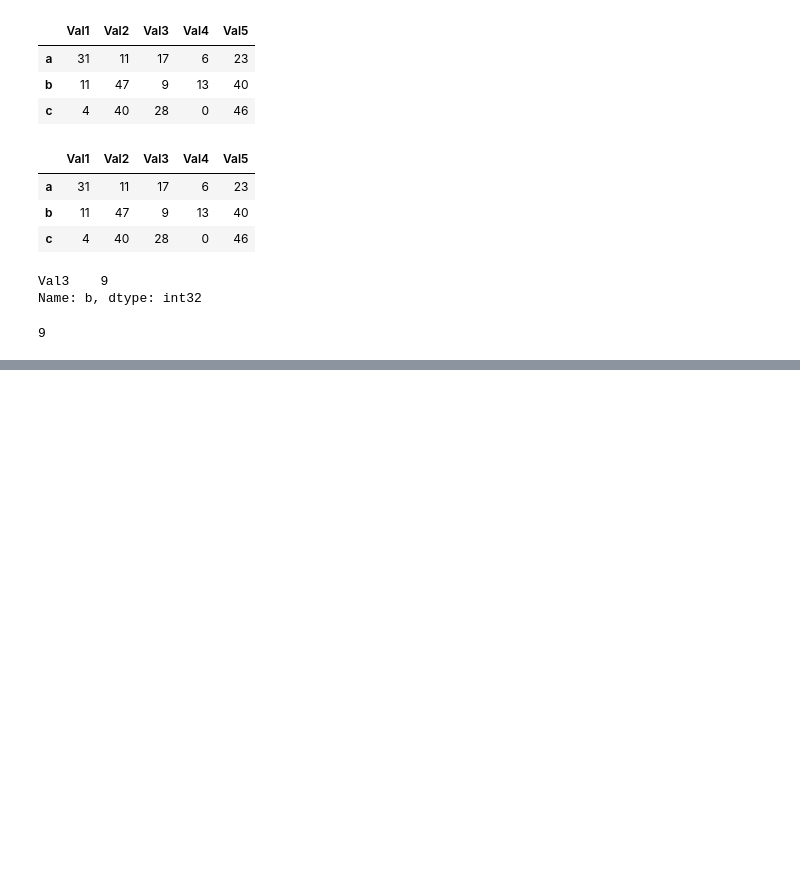
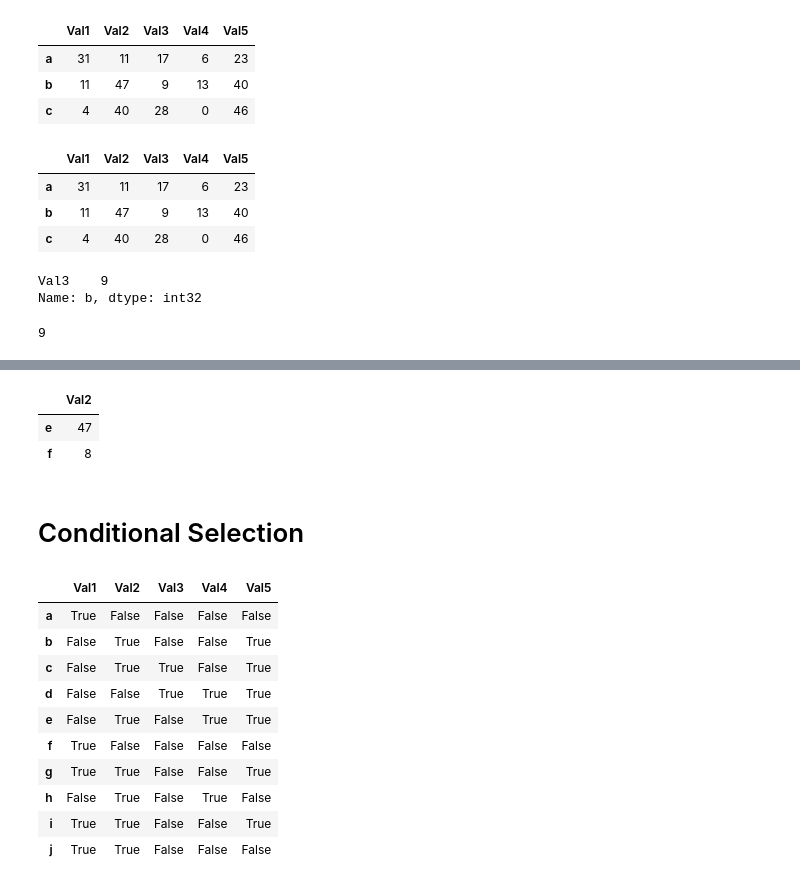
Before and after one commit to atibp1722/working-with-data, a Jupyter notebook: pandas-operations.ipynb, the cells around one changed output, grey strips where cells are left out. Drawn from its saved outputs; the diff is of its cells as text; code cells hidden in the pictures; blank space fills up the shorter version.

Commit message:
pandas dataframe condition element selection

```diff
--- a/pandas-operations.ipynb
+++ b/pandas-operations.ipynb
@@ -155,0 +216,22 @@ df.iloc[1,2]
+# %%
+df.iloc[1:7,1:4].loc['e':'f','Val2']
+# %% [output]
+|  | Val2 |
+| e | 47 |
+| f | 8 |
+# %% [markdown]
+# Conditional Selection
+# %%
+df>=25
+# %% [output]
+|  | Val1 | Val2 | Val3 | Val4 | Val5 |
+| a | True | False | False | False | False |
+| b | False | True | False | False | True |
+| c | False | True | True | False | True |
+| d | False | False | True | True | True |
+| e | False | True | False | True | True |
+| f | True | False | False | False | False |
+| g | True | True | False | False | True |
+| h | False | True | False | True | False |
+| i | True | True | False | False | True |
+| j | True | True | False | False | False |
```
Also changed, not shown: parts of 12 cells of this notebook.
